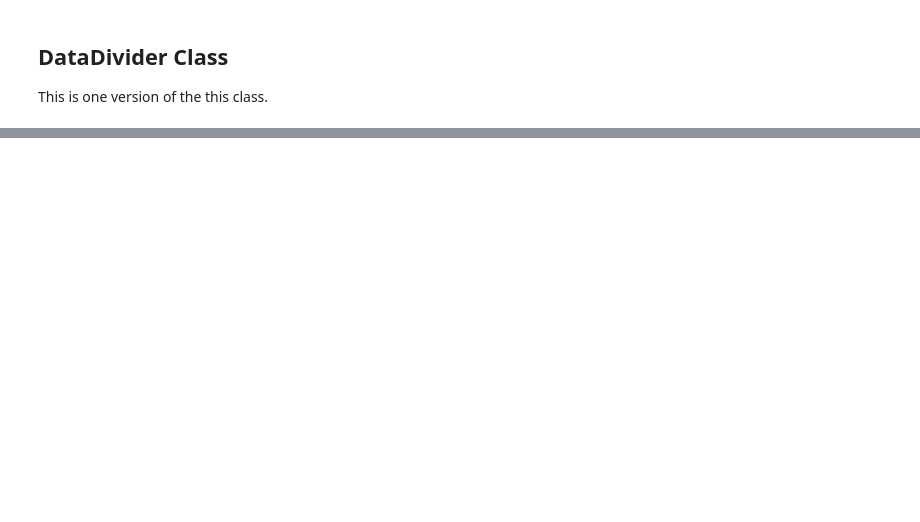
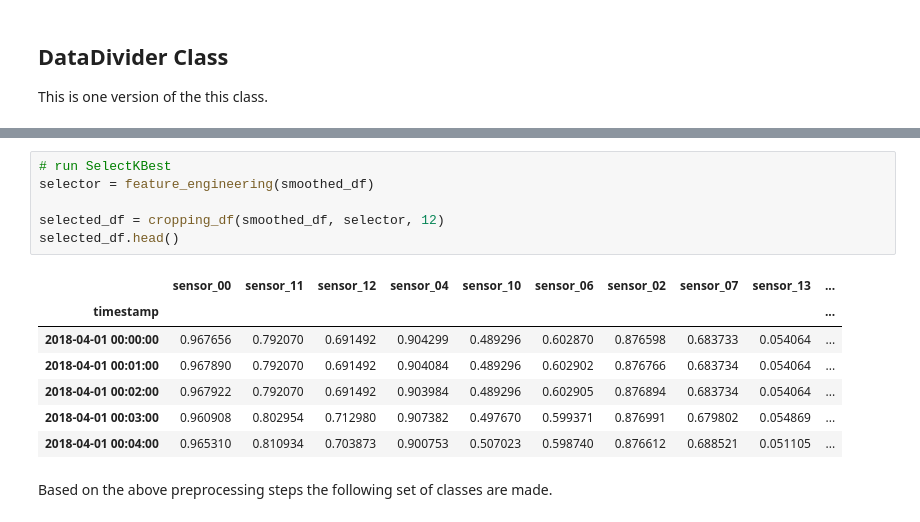
Before and after one commit to hooman-b/Programming_2, a Jupyter notebook: Week_2_7/test_notebook.ipynb, the cells around one changed output, grey strips where cells are left out. Saved outputs shown, nothing was run; the diff lists cells and outputs as text; blank space fills up the shorter version.

```diff
--- a/Week_2_7/test_notebook.ipynb
+++ b/Week_2_7/test_notebook.ipynb
@@ -229,0 +347,16 @@ The necessary steps are borrowed from my educational notebook. Here, I only used
+# %%
+# run SelectKBest
+selector = feature_engineering(smoothed_df)
+
+selected_df = cropping_df(smoothed_df, selector, 12)
+selected_df.head()
+# %% [output]
+|  | sensor_00 | sensor_11 | sensor_12 | sensor_04 | sensor_10 | sensor_06 | sensor_02 | sensor_07 | sensor_13 | ... |
+| timestamp |  |  |  |  |  |  |  |  |  | ... |
+| 2018-04-01 00:00:00 | 0.967656 | 0.792070 | 0.691492 | 0.904299 | 0.489296 | 0.602870 | 0.876598 | 0.683733 | 0.054064 | ... |
+| 2018-04-01 00:01:00 | 0.967890 | 0.792070 | 0.691492 | 0.904084 | 0.489296 | 0.602902 | 0.876766 | 0.683734 | 0.054064 | ... |
+| 2018-04-01 00:02:00 | 0.967922 | 0.792070 | 0.691492 | 0.903984 | 0.489296 | 0.602905 | 0.876894 | 0.683734 | 0.054064 | ... |
+| 2018-04-01 00:03:00 | 0.960908 | 0.802954 | 0.712980 | 0.907382 | 0.497670 | 0.599371 | 0.876991 | 0.679802 | 0.054869 | ... |
+| 2018-04-01 00:04:00 | 0.965310 | 0.810934 | 0.703873 | 0.900753 | 0.507023 | 0.598740 | 0.876612 | 0.688521 | 0.051105 | ... |
+# %% [markdown]
+Based on the above preprocessing steps the following set of classes are made.
```
Also changed, not shown: parts of 17 cells of this notebook, 1 other file.
